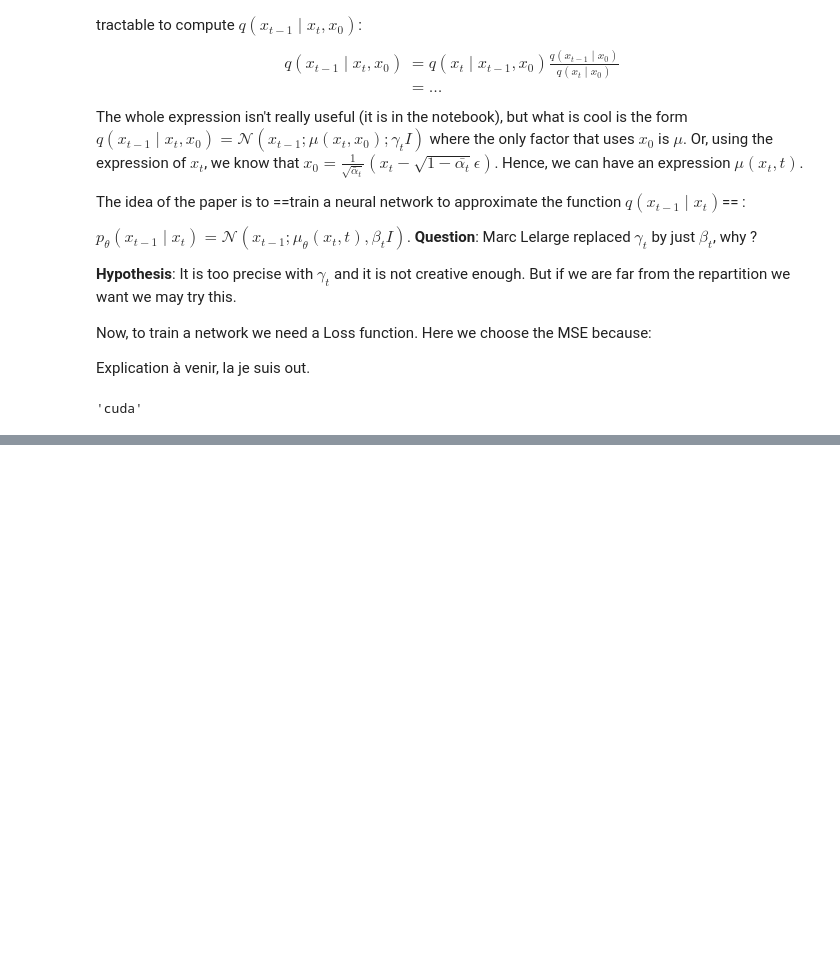
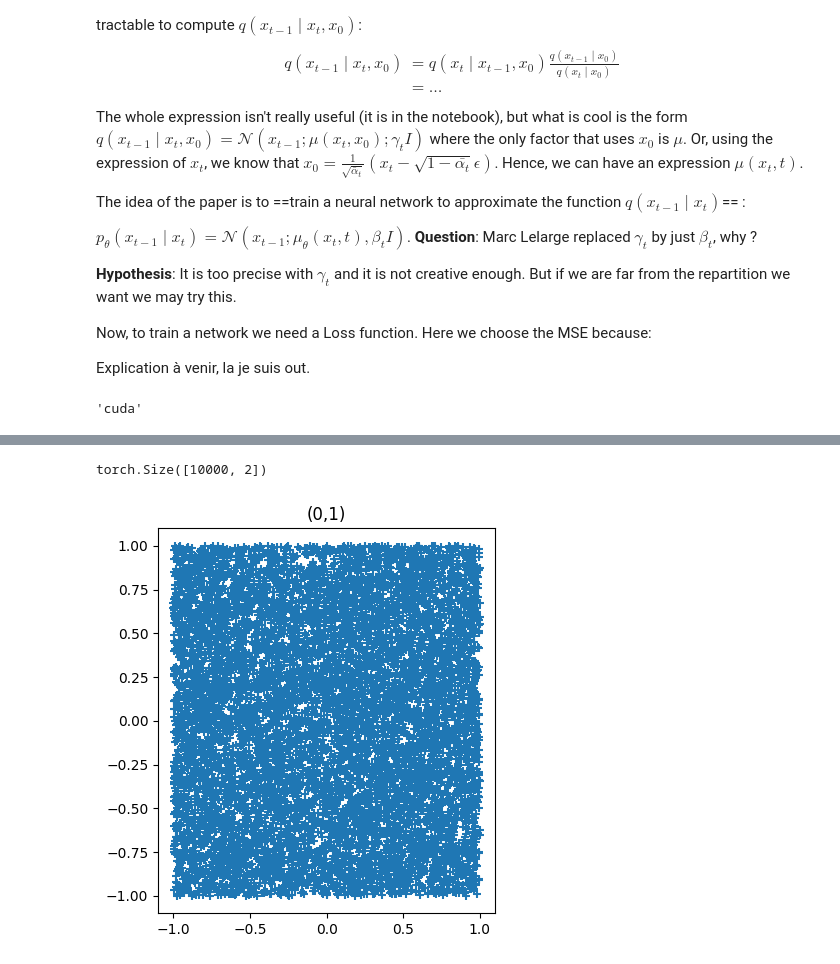
Before and after one commit to greglcr/Diffusion-ML_for_Physics, a Jupyter notebook: Gaussian.ipynb, the cells around one changed output, grey strips where cells are left out. Saved outputs shown, nothing was run; the diff lists cells and outputs as text; code cells hidden in the pictures; blank space fills up the shorter version.

```diff
--- a/Gaussian.ipynb
+++ b/Gaussian.ipynb
@@ -270,0 +271,26 @@ while True:
+# %%
+class CarreDataset(Dataset):
+    def __init__(self, mean, std, num_samples):
+        #self.data = np.array([torch.normal(mean=mean, std=std) for _ in range(num_samples)])
+        self.data = torch.rand(num_samples, 2) * 2 - 1
+        self.data += mean
+        self.data *= std
+        self.num_saples = num_samples
+        self.num_samples = num_samples
+
+    def __len__(self):
+        return self.num_samples
+
+    def __getitem__(self, idx):
+        return self.data[idx]
+# %%
+num_samples = 10000  # Number of samples
+batch_size = 32     # Batch size
+mean = 0
+std = 1
+dataset2 = CarreDataset(mean, std, num_samples)
+show_points(dataset2.data)
+dataloader2 = DataLoader(dataset2, batch_size=batch_size, shuffle=True)
+# %% [output]
+torch.Size([10000, 2])
+[figure, added]
```
Also changed, not shown: parts of 10 cells of this notebook.
